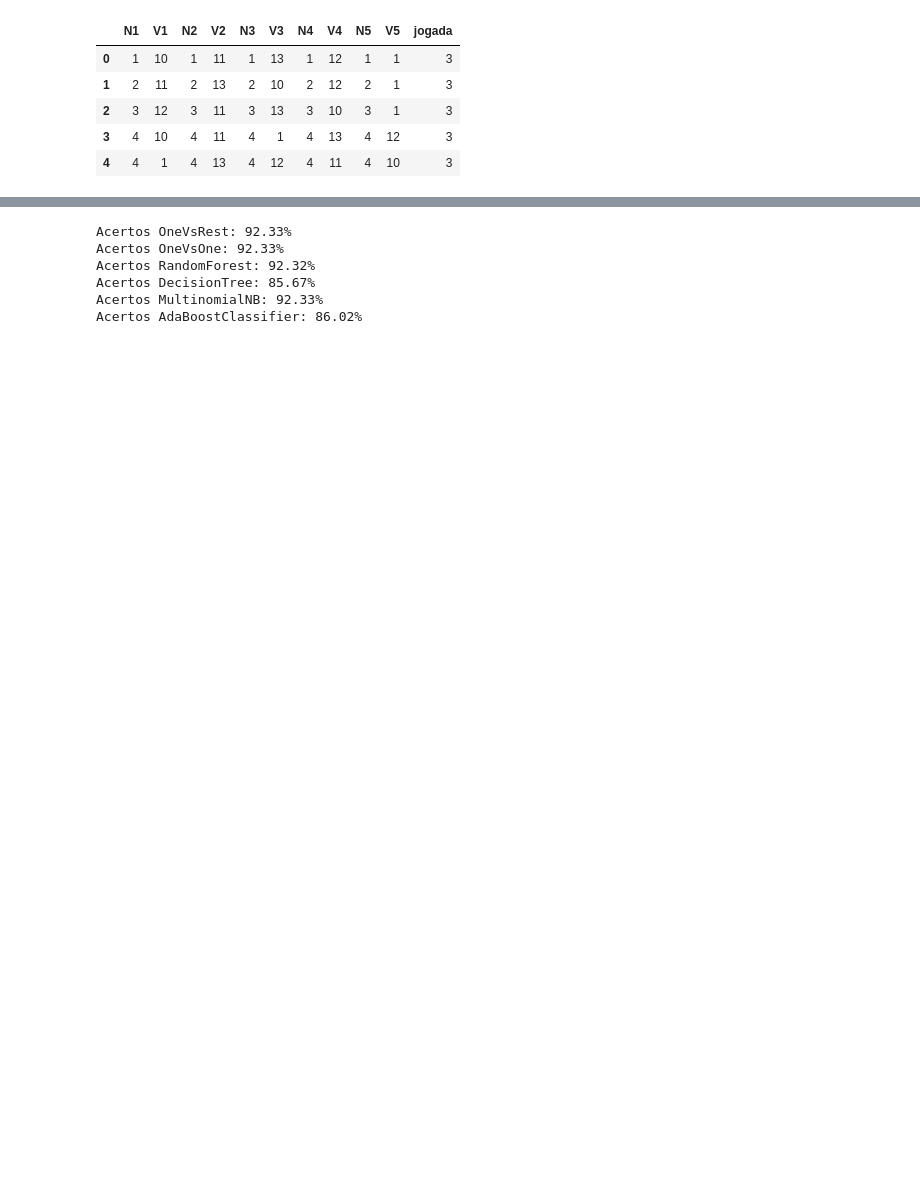
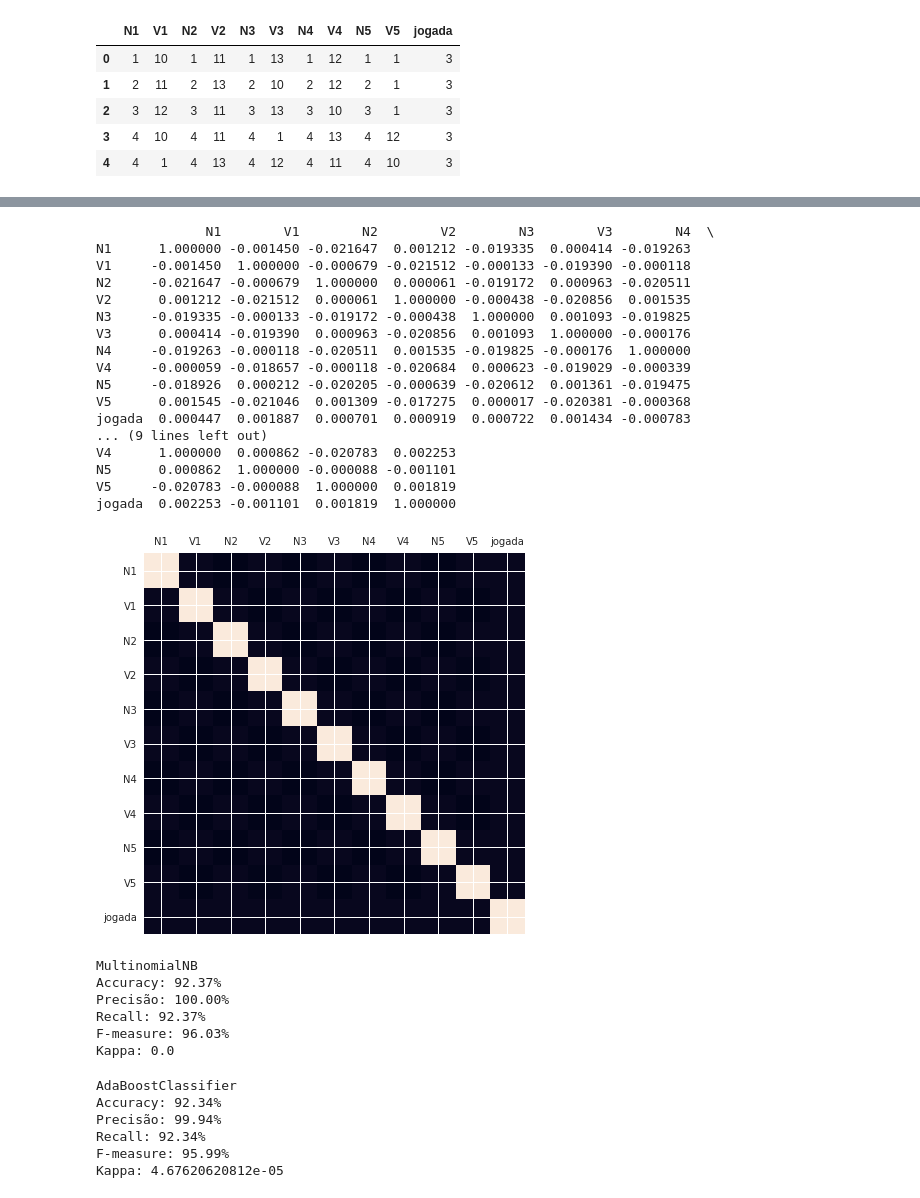
Before and after one commit to NaySilva/Prova-Tesi-2.2, a Jupyter notebook: poker.ipynb, the cells around one changed output, grey strips where cells are left out. Drawn from its saved outputs; the diff is of its cells as text; code cells hidden in the pictures; blank space fills up the shorter version.

Commit message:
metricas estatisticas

```diff
--- a/poker.ipynb
+++ b/poker.ipynb
@@ -236,24 +140,36 @@ def fit_and_predict_k(nome, modelo, treino_dados, treino_marcacoes, teste_dados,
-# %%
-k=4
-modeloOneVsRest = OneVsRestClassifier(LinearSVC(random_state=0))
-fit_and_predict_k('OneVsRest', modeloOneVsRest, treino_dados, treino_marcacoes, teste_dados, teste_marcacoes, k)
-
-modeloOneVsOne = OneVsOneClassifier(LinearSVC(random_state=0))
-fit_and_predict_k('OneVsOne', modeloOneVsOne, treino_dados, treino_marcacoes, teste_dados, teste_marcacoes, k)
-
-modeloRandomForest = RandomForestClassifier()
-fit_and_predict_k('RandomForest', modeloRandomForest, treino_dados, treino_marcacoes, teste_dados, teste_marcacoes, k)
-
-modeloDecisionTree = DecisionTreeClassifier(random_state=0)
-fit_and_predict_k('DecisionTree', modeloDecisionTree, treino_dados, treino_marcacoes, teste_dados, teste_marcacoes, k)
-
-fit_and_predict_k('MultinomialNB', modeloMultinomial, treino_dados, treino_marcacoes, teste_dados, teste_marcacoes, k)
-
-fit_and_predict_k('AdaBoostClassifier', modeloAdaBoost, treino_dados, treino_marcacoes, teste_dados, teste_marcacoes, k)
-# %% [output]
-Acertos OneVsRest: 92.33%
-Acertos OneVsOne: 92.33%
-Acertos RandomForest: 92.32%
-Acertos DecisionTree: 85.67%
-Acertos MultinomialNB: 92.33%
-Acertos AdaBoostClassifier: 86.02%
+# %%
+def plot_corr(df,size=7):
+    '''Function plots a graphical correlation matrix for each pair of columns in the dataframe.
+
+    Input:
+        df: pandas DataFrame
+        size: vertical and horizontal size of the plot'''
+
+    corr = df.corr()
+    print(corr)
+    fig, ax = plt.subplots(figsize=(size, size))
+    ax.matshow(corr)
+    plt.xticks(range(len(corr.columns)), corr.columns);
+    plt.yticks(range(len(corr.columns)), corr.columns);
+    plt.show()
+# %%
+plot_corr(test, size=7)
+# %% [output]
+              N1        V1        N2        V2        N3        V3        N4  \
+N1      1.000000 -0.001450 -0.021647  0.001212 -0.019335  0.000414 -0.019263
+V1     -0.001450  1.000000 -0.000679 -0.021512 -0.000133 -0.019390 -0.000118
+N2     -0.021647 -0.000679  1.000000  0.000061 -0.019172  0.000963 -0.020511
+V2      0.001212 -0.021512  0.000061  1.000000 -0.000438 -0.020856  0.001535
+N3     -0.019335 -0.000133 -0.019172 -0.000438  1.000000  0.001093 -0.019825
+V3      0.000414 -0.019390  0.000963 -0.020856  0.001093  1.000000 -0.000176
+N4     -0.019263 -0.000118 -0.020511  0.001535 -0.019825 -0.000176  1.000000
+V4     -0.000059 -0.018657 -0.000118 -0.020684  0.000623 -0.019029 -0.000339
+N5     -0.018926  0.000212 -0.020205 -0.000639 -0.020612  0.001361 -0.019475
+V5      0.001545 -0.021046  0.001309 -0.017275  0.000017 -0.020381 -0.000368
+jogada  0.000447  0.001887  0.000701  0.000919  0.000722  0.001434 -0.000783
+... (9 lines left out)
+V4      1.000000  0.000862 -0.020783  0.002253
+N5      0.000862  1.000000 -0.000088 -0.001101
+V5     -0.020783 -0.000088  1.000000  0.001819
+jogada  0.002253 -0.001101  0.001819  1.000000
+[figure, added]
@@ -259,0 +185,18 @@ Acertos AdaBoostClassifier: 86.02%
+# %%
+measure_metric(MultinomialNB(), treino_dados, teste_dados, treino_marcacoes, teste_marcacoes)
+# %% [output]
+MultinomialNB
+Accuracy: 92.37%
+Precisão: 100.00%
+Recall: 92.37%
+F-measure: 96.03%
+Kappa: 0.0
+# %%
+measure_metric(AdaBoostClassifier(), treino_dados, teste_dados, treino_marcacoes, teste_marcacoes)
+# %% [output]
+AdaBoostClassifier
+Accuracy: 92.34%
+Precisão: 99.94%
+Recall: 92.34%
+F-measure: 95.99%
+Kappa: 4.67620620812e-05
```
Also changed, not shown: parts of 17 cells of this notebook.
